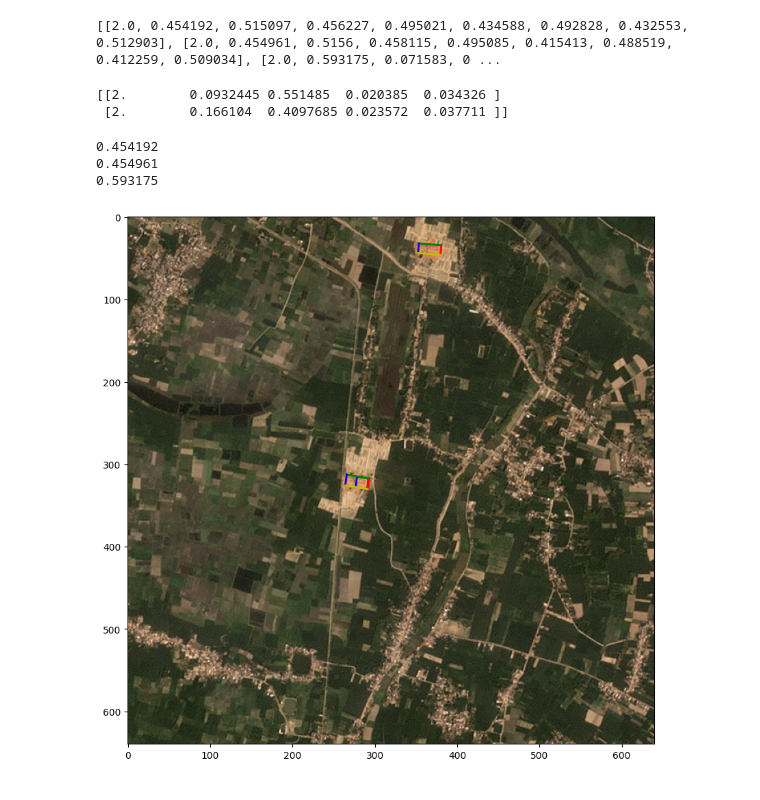
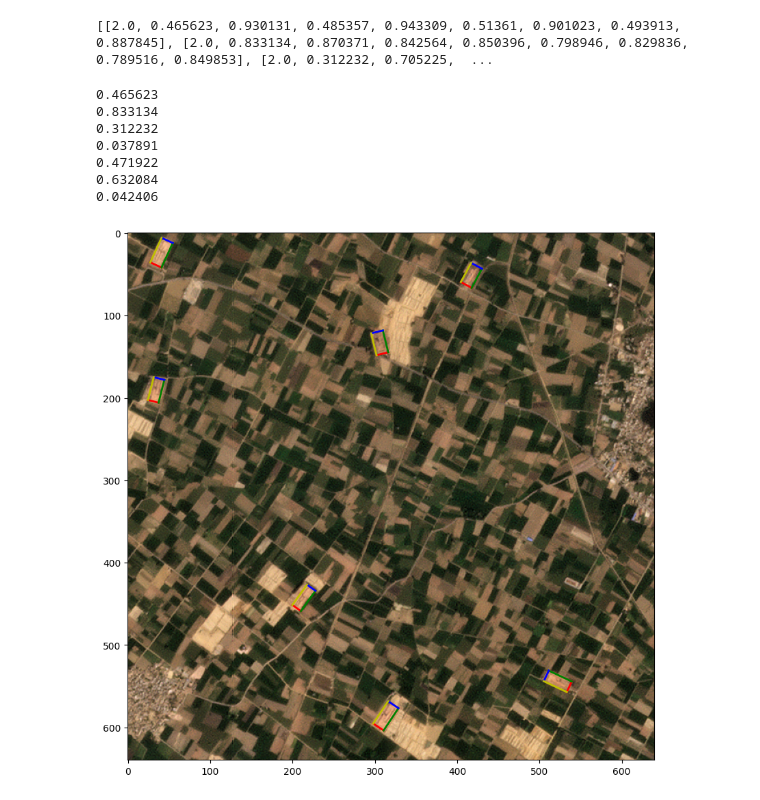
Before and after one commit to rishabh-mondal/ijcai_2025_kilns, a Jupyter notebook: sandbox/label_color_stats.ipynb, the cells around one changed output. Drawn from its saved outputs; the diff is of its cells as text; code cells hidden in the pictures.

Commit message:
Update data processing scripts for improved efficiency and accuracy

```diff
--- a/sandbox/label_color_stats.ipynb
+++ b/sandbox/label_color_stats.ipynb
@@ -7,5 +10,5 @@ from matplotlib.patches import Rectangle
 # %%
-obb_label_path_1 = "../data/region_performace/bihar_0.25/labels/9750003_2967894.txt"
+obb_label_path_1 = "../data/region_performace/uttar_pradesh_same_class_count/labels/8610786_3400222.txt"
 #read the file make list
 obb_label_1=[]
 with open(obb_label_path_1,'r') as file:
@@ -14,46 +17,50 @@ with open(obb_label_path_1,'r') as file:
 
 print(obb_label_1)
 # %% [output]
-[[2.0, 0.454192, 0.515097, 0.456227, 0.495021, 0.434588, 0.492828, 0.432553, 0.512903], [2.0, 0.454961, 0.5156, 0.458115, 0.495085, 0.415413, 0.488519, 0.412259, 0.509034], [2.0, 0.593175, 0.071583, 0 ...
+[[2.0, 0.465623, 0.930131, 0.485357, 0.943309, 0.51361, 0.901023, 0.493913, 0.887845], [2.0, 0.833134, 0.870371, 0.842564, 0.850396, 0.798946, 0.829836, 0.789516, 0.849853], [2.0, 0.312232, 0.705225,  ...
-# %%
-obb_label_path_2 = "../data/region_performace/bihar_0.25/labels/9304223_2877087.txt"
-aa_label_2 = obb_to_aa(obb_label_path_2)
-print(aa_label_2)
-# %% [output]
-[[2.        0.0932445 0.551485  0.020385  0.034326 ]
- [2.        0.166104  0.4097685 0.023572  0.037711 ]]
 # %%
-tiff_file = "/home/rishabh.mondal/Brick-Kilns-project/ijcai_2025_kilns/data/region_performace/bihar_0.25/images/9750003_2967894.tif"
+tiff_file = "../data/region_performace/uttar_pradesh_same_class_count/images/8610786_3400222.tif"
+# image= rasterio.open(tiff_file)
+# print(image.shape)
+image_path_77="/home/patel_zeel/kiln_compass_24/figures/kiln_locations_CFCBK.png"
+# im=Image.open(image_path_77)
+#transfor numpy array
+# im=np.array(im)
+# print(im.shape)
 image_size=640
 
 with rasterio.open(tiff_file) as src:
     red=src.read(1)
     green=src.read(2)
     blue=src.read(3)
     image = np.dstack((red, green, blue))
     img_width = src.width
     img_height = src.height
     fig, ax = plt.subplots(figsize=(10, 10))
 
     ax.imshow(image)
     for bbox in obb_label_1:
         class_id,x1,y1,x2,y2,x3,y3,x4,y4=bbox
         print(x1)
         x1_1=x1*image_size
         y1_1=y1*image_size
         x2_1=x2*image_size
         y2_1=y2*image_size
         x3_1=x3*image_size
         y3_1=y3*image_size
         x4_1=x4*image_size
         y4_1=y4*image_size
 
         ax.plot([x1_1, x2_1], [y1_1, y2_1], color='r', linewidth=2)
         ax.plot([x2_1, x3_1], [y2_1, y3_1], color='g', linewidth=2)
         ax.plot([x3_1, x4_1], [y3_1, y4_1], color='b', linewidth=2)
         ax.plot([x4_1, x1_1], [y4_1, y1_1], color='y', linewidth=2)
 # %% [output]
-0.454192
-0.454961
-0.593175
+0.465623
+0.833134
+0.312232
+0.037891
+0.471922
+0.632084
+0.042406
-[figure, old version]
+[figure, new version]
```
Also changed, not shown: parts of 6 cells of this notebook.
